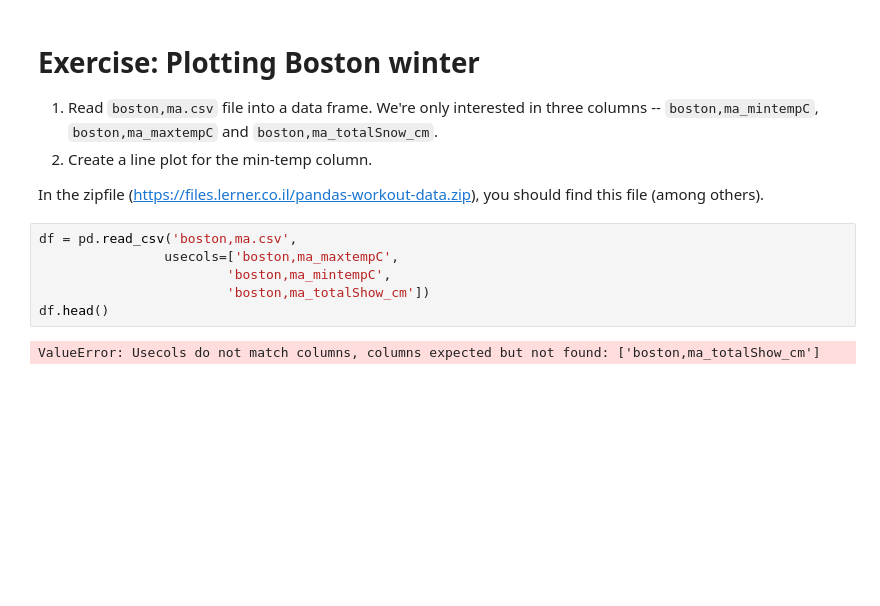
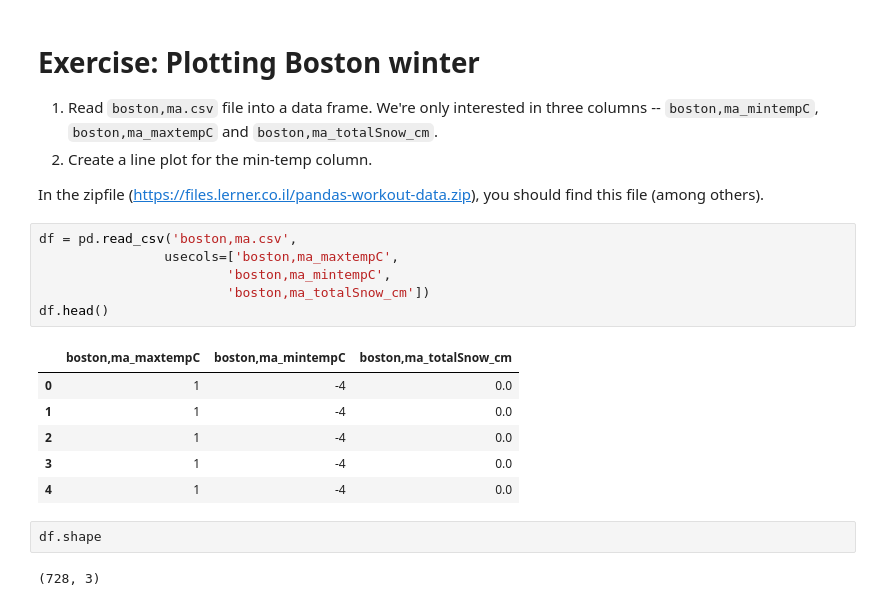
Before and after one commit to reuven/oreilly-2022-07July-analytics, a Jupyter notebook: 2022-08Aug-30.ipynb, the cells around one changed output. Saved outputs shown, nothing was run; the diff lists cells and outputs as text; blank space fills up the shorter version.

```diff
--- a/2022-08Aug-30.ipynb
+++ b/2022-08Aug-30.ipynb
@@ -112,8 +112,17 @@ In the zipfile (https://files.lerner.co.il/pandas-workout-data.zip), you should
 # %%
 df = pd.read_csv('boston,ma.csv',
                 usecols=['boston,ma_maxtempC',
                         'boston,ma_mintempC',
-                        'boston,ma_totalShow_cm'])
+                        'boston,ma_totalSnow_cm'])
 df.head()
 # %% [output]
-ValueError: Usecols do not match columns, columns expected but not found: ['boston,ma_totalShow_cm']
+|  | boston,ma_maxtempC | boston,ma_mintempC | boston,ma_totalSnow_cm |
+| 0 | 1 | -4 | 0.0 |
+| 1 | 1 | -4 | 0.0 |
+| 2 | 1 | -4 | 0.0 |
+| 3 | 1 | -4 | 0.0 |
+| 4 | 1 | -4 | 0.0 |
+# %%
+df.shape
+# %% [output]
+(728, 3)
```
Also changed, not shown: parts of 4 cells of this notebook.
